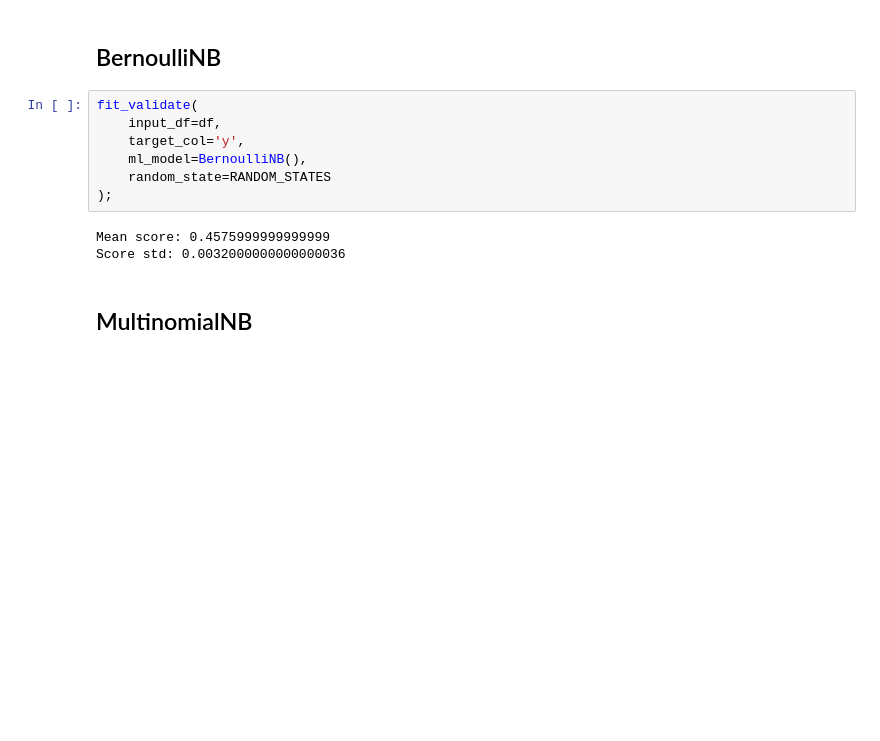
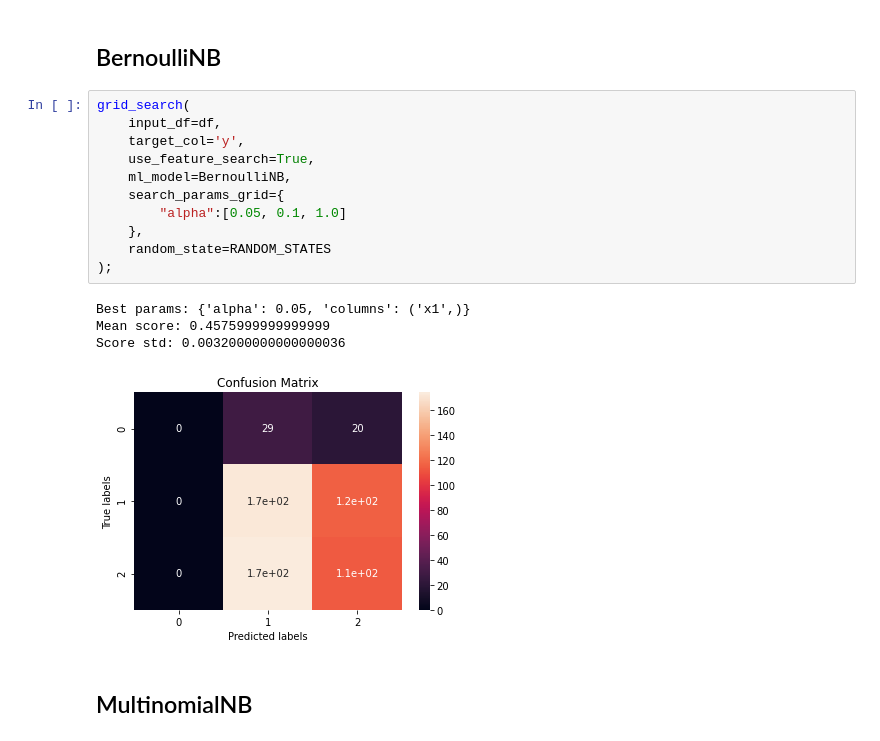
Before and after one commit to VSydorskyy/IASA_CV_LABS, a Jupyter notebook: lab_1/main.ipynb, the cells around one changed output. Cells and saved outputs as stored; diff of their text form; blank space fills up the shorter version.

```diff
--- a/lab_1/main.ipynb
+++ b/lab_1/main.ipynb
@@ -237,15 +332,21 @@ Score std: 0.012874165302317867
 # %% [markdown]
 ## BernoulliNB
 # %%
-fit_validate(
+grid_search(
     input_df=df,
     target_col='y',
-    ml_model=BernoulliNB(),
+    use_feature_search=True,
+    ml_model=BernoulliNB,
+    search_params_grid={
+        "alpha":[0.05, 0.1, 1.0]
+    },
     random_state=RANDOM_STATES
 );
 # %% [output]
+Best params: {'alpha': 0.05, 'columns': ('x1',)}
 Mean score: 0.4575999999999999
 Score std: 0.0032000000000000036
+[figure, added]
 # %% [markdown]
 ## MultinomialNB
 # %%
```
Also changed, not shown: parts of 6 cells of this notebook.
